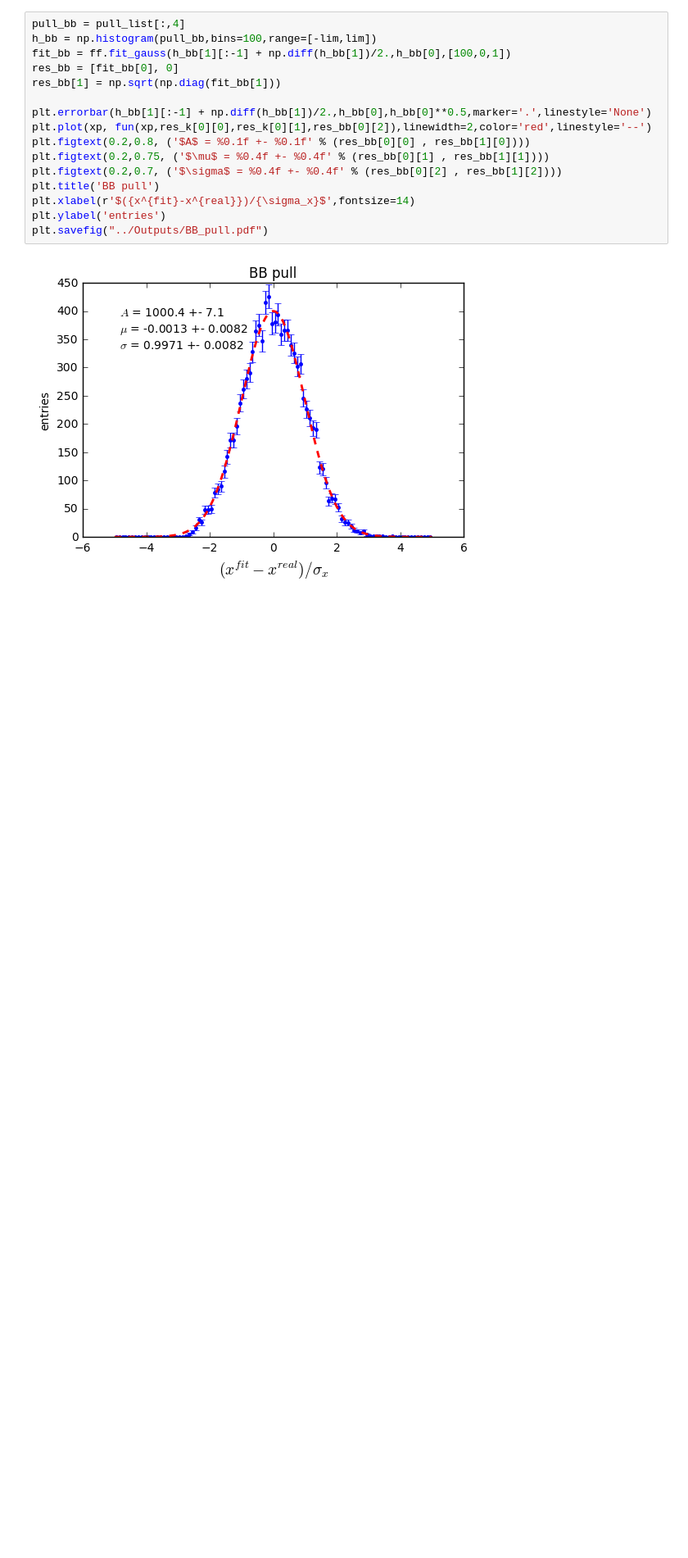
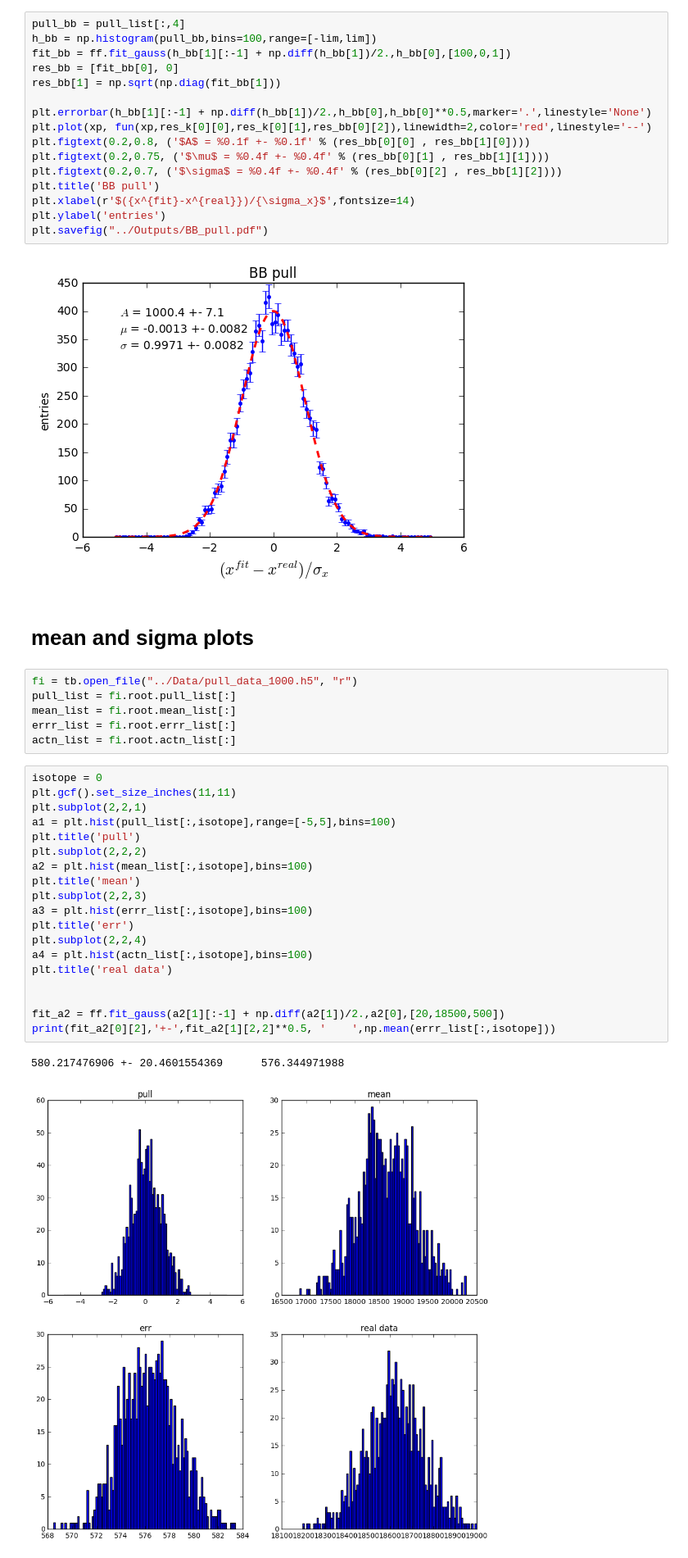
Before and after one commit to bpalmeiro/Next_Energy, a Jupyter notebook: Notebooks/Pull_Plot.ipynb, the cells around one changed output. Shown: that part at 82% size. Cells and saved outputs as stored; diff of their text form; blank space fills up the shorter version.

```diff
--- a/Notebooks/Pull_Plot.ipynb
+++ b/Notebooks/Pull_Plot.ipynb
@@ -108,3 +108,33 @@ plt.ylabel('entries')
 plt.savefig("../Outputs/BB_pull.pdf")
 # %% [output]
 [figure]
+# %% [markdown]
+# mean and sigma plots
+# %%
+fi = tb.open_file("../Data/pull_data_1000.h5", "r")
+pull_list = fi.root.pull_list[:]
+mean_list = fi.root.mean_list[:]
+errr_list = fi.root.errr_list[:]
+actn_list = fi.root.actn_list[:]
+# %%
+isotope = 0
+plt.gcf().set_size_inches(11,11)
+plt.subplot(2,2,1)
+a1 = plt.hist(pull_list[:,isotope],range=[-5,5],bins=100)
+plt.title('pull')
+plt.subplot(2,2,2)
+a2 = plt.hist(mean_list[:,isotope],bins=100)
+plt.title('mean')
+plt.subplot(2,2,3)
+a3 = plt.hist(errr_list[:,isotope],bins=100)
+plt.title('err')
+plt.subplot(2,2,4)
+a4 = plt.hist(actn_list[:,isotope],bins=100)
+plt.title('real data')
+
+
+fit_a2 = ff.fit_gauss(a2[1][:-1] + np.diff(a2[1])/2.,a2[0],[20,18500,500])
+print(fit_a2[0][2],'+-',fit_a2[1][2,2]**0.5, '    ',np.mean(errr_list[:,isotope]))
+# %% [output]
+580.217476906 +- 20.4601554369      576.344971988
+[figure, added]
```
Also changed, not shown: parts of 5 cells of this notebook, 7 other files.
